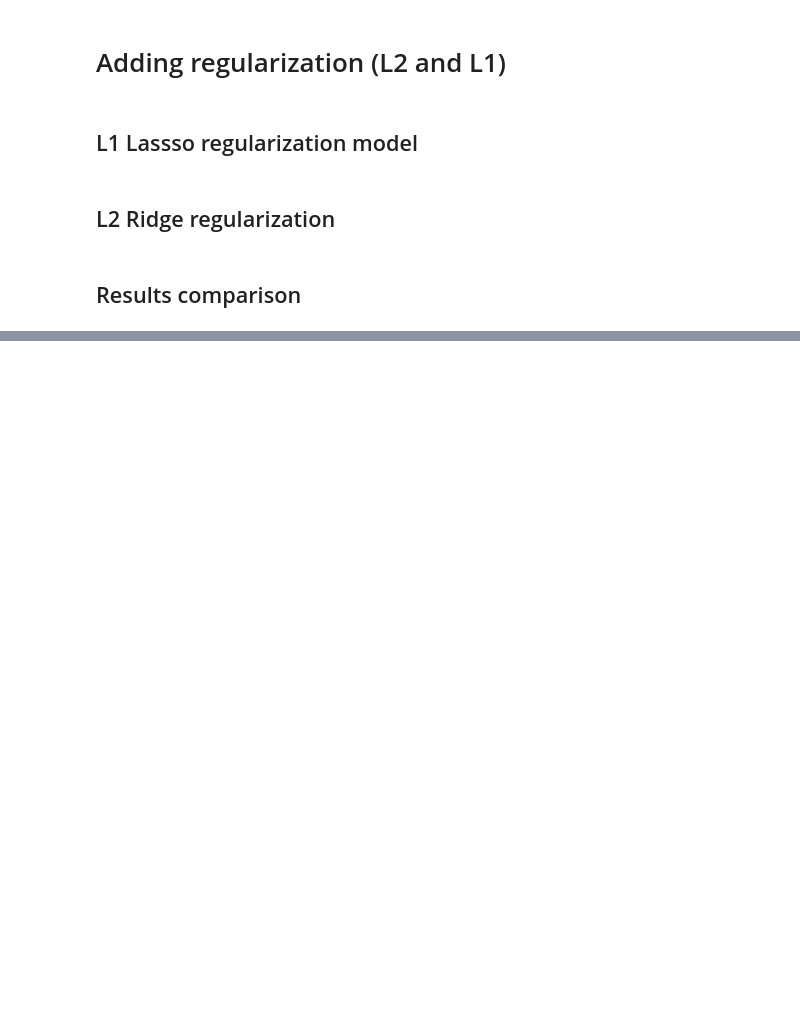
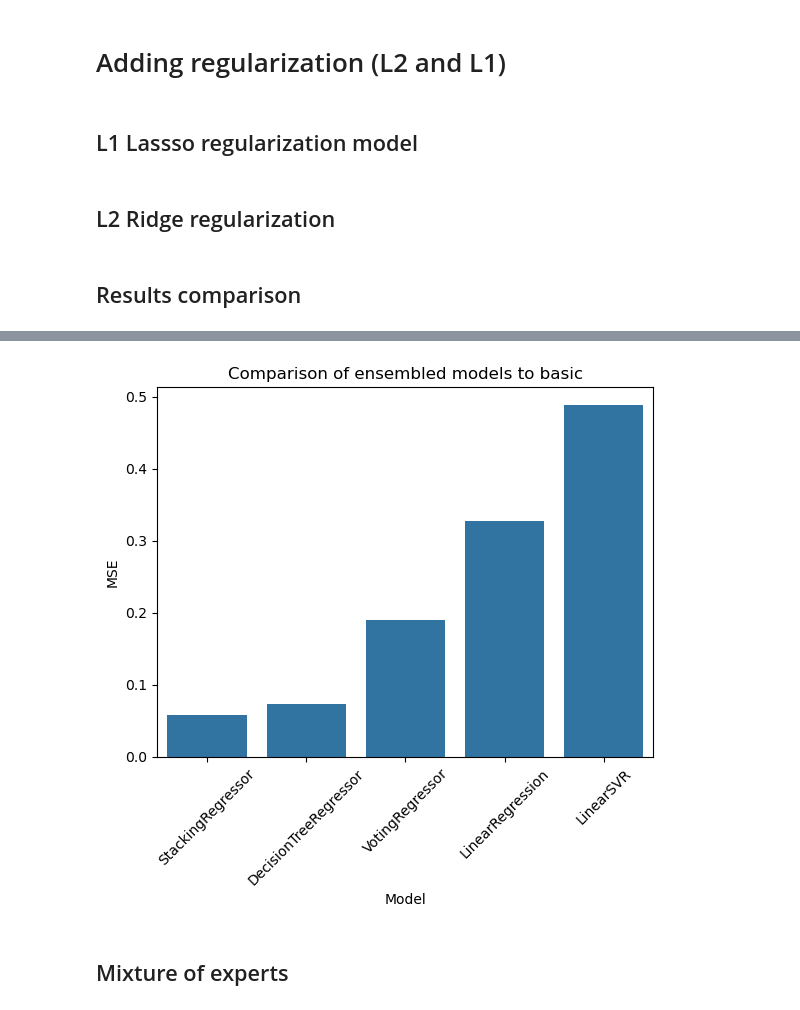
Before and after one commit to DamianAdamek/FIFA-22-EDA-ML, a Jupyter notebook: advanced_ML_models.ipynb, the cells around one changed output, grey strips where cells are left out. Cells and saved outputs as stored; diff of their text form; code cells hidden in the pictures; blank space fills up the shorter version.

```diff
--- a/advanced_ML_models.ipynb
+++ b/advanced_ML_models.ipynb
@@ -408,0 +588,9 @@ plt.show()
+# %%
+from sklearn.ensemble import VotingRegressor
+
+voting_reg = VotingRegressor(estimators=base_models)
+
+voting_reg.fit(X_train, y_train)
+y_pred = voting_reg.predict(X_test)
+
+voting_mse = mean_squared_error(y_test, y_pred)
@@ -408,0 +599,14 @@ plt.show()
+# %%
+from sklearn.ensemble import StackingRegressor
+from sklearn.linear_model import RidgeCV
+
+final_estimator=RidgeCV()
+
+stacking_reg = StackingRegressor(estimators=base_models,
+                                 final_estimator=final_estimator,
+                                 cv=3,
+                                 passthrough=False)
+stacking_reg.fit(X_train, y_train)
+y_pred = stacking_reg.predict(X_test)
+
+stacking_mse = mean_squared_error(y_test, y_pred)
@@ -408,0 +619,11 @@ plt.show()
+# %%
+results = [('VotingRegressor', voting_mse), ("StackingRegressor",stacking_mse)]
+for name, model in base_models:
+    model.fit(X_train, y_train)
+    y_pred = model.predict(X_test)
+    mse = mean_squared_error(y_pred, y_test)
+    results.append((model.__class__.__name__, mse))
+
+df = pd.DataFrame(sorted(results, key=lambda x: x[1]), columns=['Model', 'MSE'])
+
+display(df)
@@ -408,0 +637,9 @@ plt.show()
+# %%
+sns.barplot(x=df['Model'], y=df['MSE'])
+plt.xticks(rotation=45)
+plt.title("Comparison of ensembled models to basic")
+plt.show()
+# %% [output]
+[figure, added]
+# %% [markdown]
+## Mixture of experts
```
Also changed, not shown: parts of 27 cells of this notebook, 3 other files.
